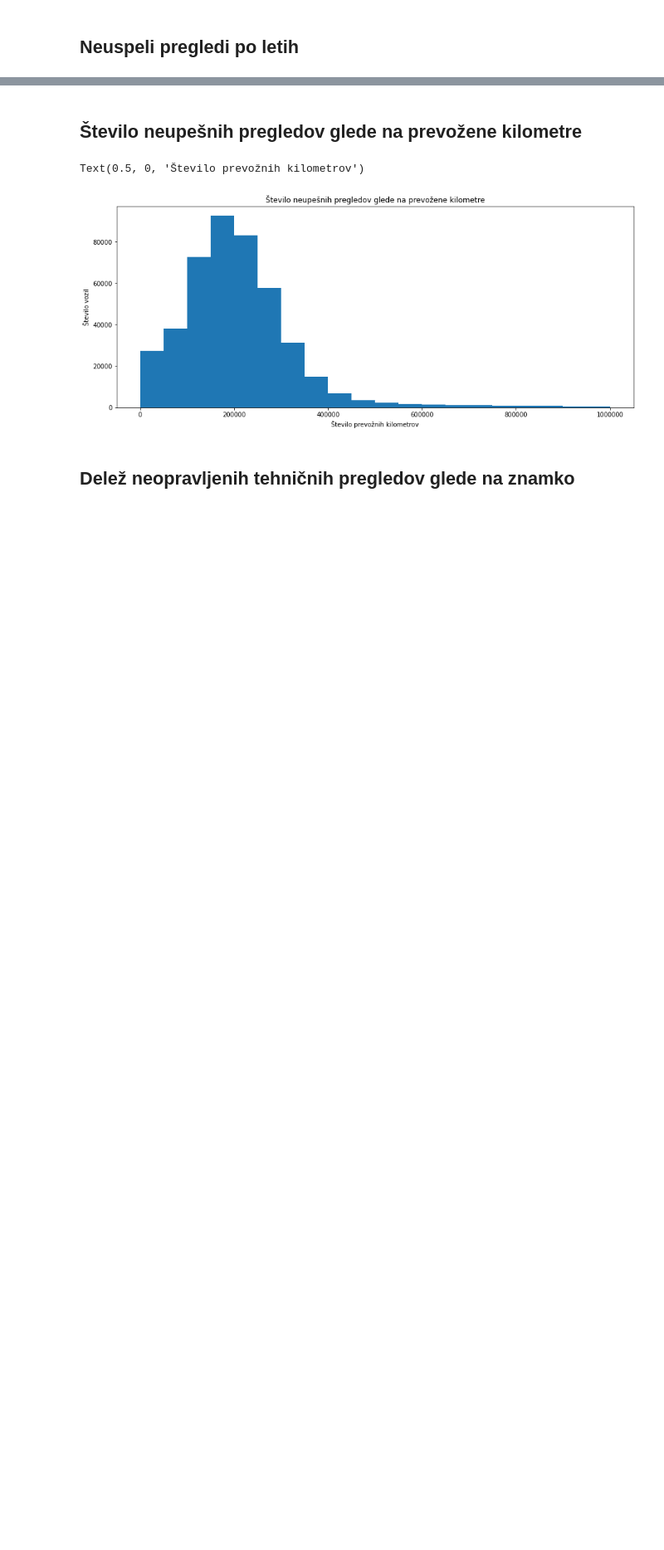
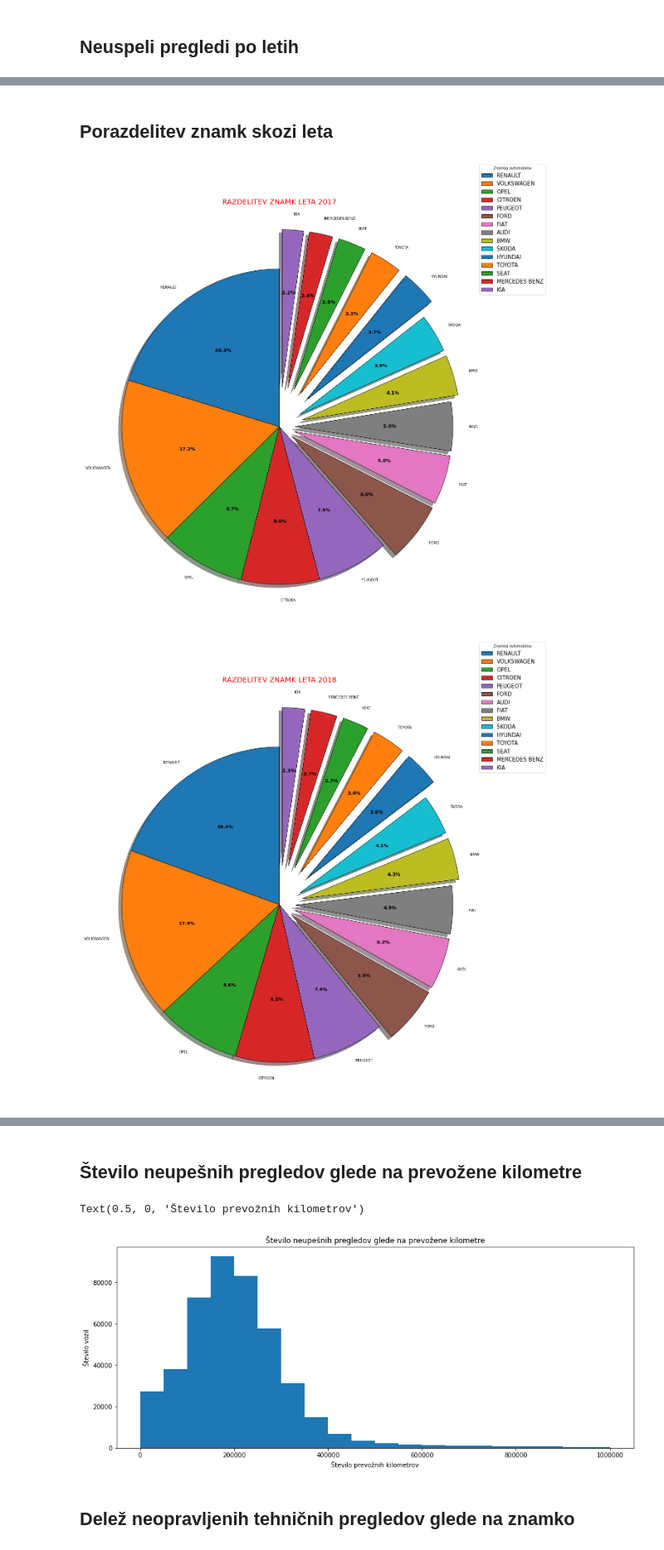
Before and after one commit to AnzeSavli/PR21aatj, a Jupyter notebook: report.ipynb, the cells around one changed output, grey strips where cells are left out. Shown at 83% size. Drawn from its saved outputs; the diff is of its cells as text; code cells hidden in the pictures; blank space fills up the shorter version.

```diff
--- a/report.ipynb
+++ b/report.ipynb
@@ -50,0 +61,46 @@ plt.show()
+# %% [markdown]
+## Porazdelitev znamk skozi leta
+# %%
+samo_osebni_avtomobili = dict()
+samo_osebni_avtomobili["2017"] = data["2017"][1].loc[data["2017"][1]["KATEGORIJA_OPIS"] == "osebni avtomobil"]["ZNAMKA"].value_counts().head(15)
+samo_osebni_avtomobili["2018"] = data["2018"][1].loc[data["2018"][1]["KATEGORIJA_OPIS"] == "osebni avtomobil"]["ZNAMKA"].value_counts().head(15)
+samo_osebni_avtomobili["2019"] = data["2019"][1].loc[data["2019"][1]["KATEGORIJA_OPIS"] == "osebni avtomobil"]["ZNAMKA"].value_counts().head(15)
+samo_osebni_avtomobili["2020"] = data["2020"][1].loc[data["2020"][1]["KATEGORIJA_OPIS"] == "osebni avtomobil"]["ZNAMKA"].value_counts().head(15)
+samo_osebni_avtomobili["2021"] = data["2021"][1].loc[data["2021"][1]["KATEGORIJA_OPIS"] == "osebni avtomobil"]["ZNAMKA"].value_counts().head(15)
+
+samo_osebni_avtomobili["2021"].keys()
+
+def func(pct, allvalues):
+    absolute = int(pct / 100.*np.sum(allvalues))
+    return "{:.1f}%".format(pct, absolute)
+
+def drawChart(leto):
+    fig, ax = plt.subplots(figsize =(50, 20))
+    explode = [0, 0, 0, 0, 0, 0.1, 0.1, 0.1, 0.15, 0.15, 0.25, 0.25, 0.25, 0.25, 0.25]
+    wedges, texts, autotexts = ax.pie(samo_osebni_avtomobili[leto],
+                                    autopct = lambda pct: func(pct, samo_osebni_avtomobili[leto]),
+                                    labels = samo_osebni_avtomobili[leto].keys(),
+                                    explode=explode,
+                                    shadow = True,
+                                    startangle = 90,
+                                    wedgeprops = {'linewidth' : 1, 'edgecolor' : "black"},
+                                    textprops = dict(color ="black"))
+
+    # Adding legend
+    ax.legend(wedges, samo_osebni_avtomobili[leto].keys(),
+            title ="Znamka avtomobilov",
+            loc ="center left",
+            bbox_to_anchor =(1, 0.5, 0.5, 1),
+            prop={'size': 15})
+
+    plt.setp(autotexts, size = 13, weight ="bold")
+    ax.set_title("RAZDELITEV ZNAMK LETA " + leto, pad=70, fontsize=20, color="red")
+
+    # show plot
+    plt.show()
+
+for leto in range(2017, 2022):
+    drawChart(str(leto))
+# %% [output]
+[figure, added]
+[figure, added]
```
Also changed, not shown: parts of 19 cells of this notebook.
